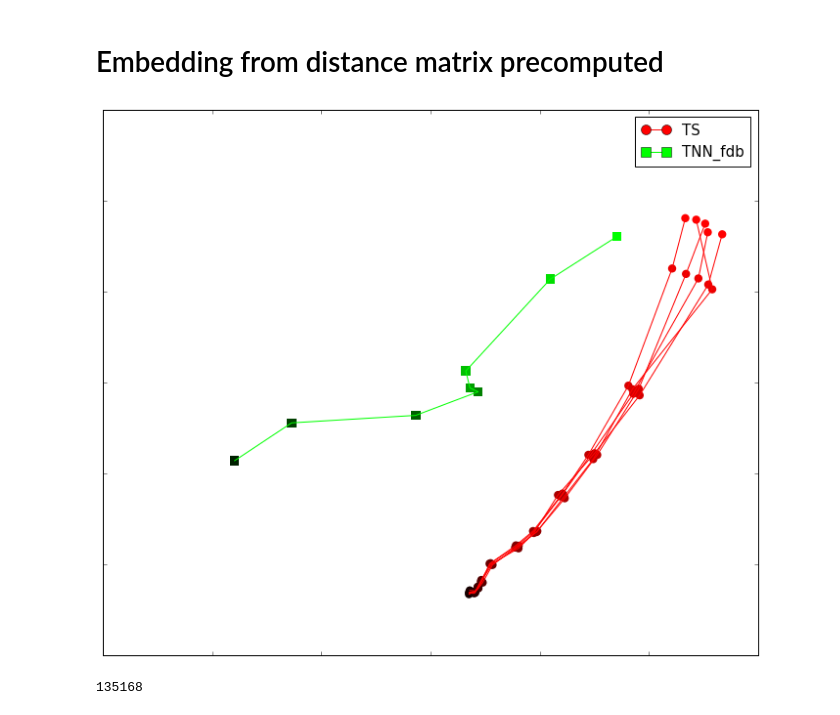
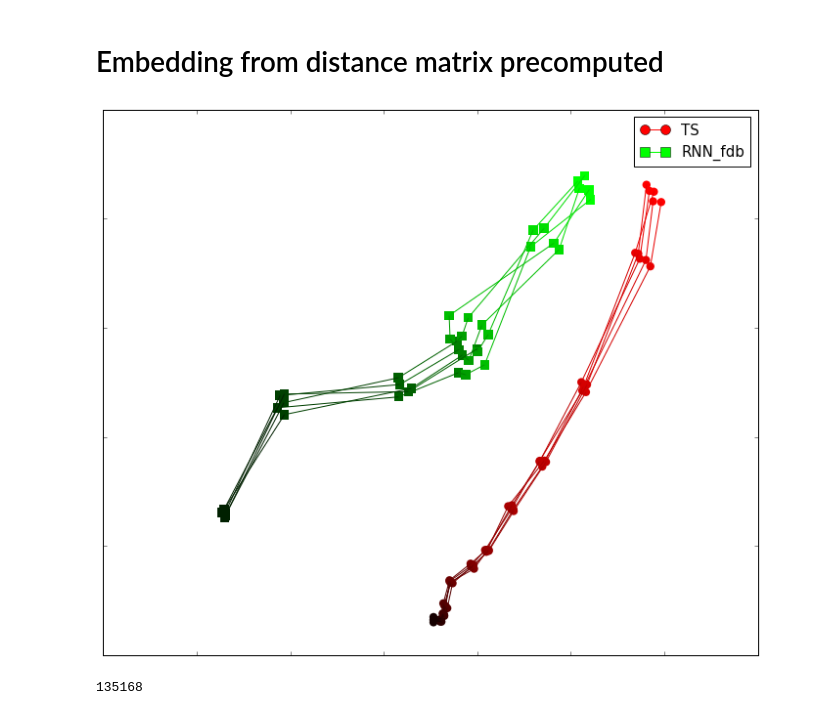
Before and after one commit to neuroailab/barrel, a Jupyter notebook: ipython_note_anlys/Response_analysis.ipynb, the cells around one changed output. Cells and saved outputs as stored; diff of their text form; code cells hidden in the pictures.

```diff
--- a/ipython_note_anlys/Response_analysis.ipynb
+++ b/ipython_note_anlys/Response_analysis.ipynb
@@ -911,7 +927,12 @@ def draw_RDM_embeding_pre(file_groups, setting_groups, pre_path = '/mnt/data/che
         x_now = pos_now[indx_list, 0]
         y_now = pos_now[indx_list, 1]
 
-        line_tmp, = axs.plot(x_now, y_now, c = setting_group['c'], markersize= 10)
+        color_array = [tuple(np.asarray(setting_group['c'])*((nindx+1)*1.0/len(indx_list))) for nindx in xrange(len(indx_list))]
+
+        #line_tmp, = axs.plot(x_now, y_now, c = setting_group['c'], markersize= 10)
+        for tmp_plot_indx in xrange(len(x_now)-1):
+            axs.plot(x_now[tmp_plot_indx:tmp_plot_indx+2], y_now[tmp_plot_indx:tmp_plot_indx+2],
+                     c  = color_array[tmp_plot_indx])
         if setting_group.get('add_label', True):
             #all_lines.append(line_tmp)
             blue_line = mlines.Line2D([], [], color=setting_group['c'], marker=setting_group['marker'],
@@ -919,7 +940,6 @@ def draw_RDM_embeding_pre(file_groups, setting_groups, pre_path = '/mnt/data/che
             all_lines.append(blue_line)
             all_labels.append(setting_group.get('label', 'Test'))
 
-        color_array = [tuple(np.asarray(setting_group['c'])*((nindx+1)*1.0/len(indx_list))) for nindx in xrange(len(indx_list))]
         setting_group.update({'c': color_array})
         if 'add_label' in setting_group:
             setting_group.pop('add_label')
@@ -954,13 +974,17 @@ for seed in xrange(5):
     all_path_list.append(temp_spa_path_list)
     all_setting_list.append(temp_spa_setting)
 
-fdb_list = ['conv1_21', 'conv2_21', 'conv3_21', 'conv4_21', 'conv5_21',
-            'conv6_21', 'fc7_21', 'fc8_21']
-fdb_path_list = [os.path.join('/mnt/fs0/chengxuz/Data/nd_response/fdb_RDMs_obj/', 'RDM_%s.hdf5' % v) for v in fdb_list]
-fdb_setting = {'c': (0,1,0), 'marker': 's', 's': 90, 'label': 'TNN_fdb'}
+for seed in xrange(5):
+    fdb_list = ['conv1_21', 'conv2_21', 'conv3_21', 'conv4_21', 'conv5_21',
+                'conv6_21', 'fc7_21', 'fc8_21']
+    fdb_path_list = [os.path.join('/mnt/fs0/chengxuz/Data/nd_response/fdb_RDMs_s%i_obj/' % seed, 'RDM_%s.hdf5' % v) for v in fdb_list]
+    fdb_setting = {'c': (0,1,0), 'marker': 's', 's': 90, 'label': 'RNN_fdb'}
 
-all_path_list.append(fdb_path_list)
-all_setting_list.append(fdb_setting)
+    if seed>0:
+        fdb_setting['add_label'] = False
+
+    all_path_list.append(fdb_path_list)
+    all_setting_list.append(fdb_setting)
 
 spatemp_list = ['conv1_0', 'conv2_0', 'conv3_0', 'conv4_0', 'conv5_0',
             'fc6_0', 'fc7_0']
@@ -971,35 +995,46 @@ spatemp_setting = {'c': (0,0,1), 'marker': '*', 's': 130, 'label': 'BM'}
 #all_setting_list.append(spatemp_setting)
 
 
 spa_temp_list = ['conv1_11_22', 'conv2_11_22', 'conv3_11_22', 'conv4_11_22', 'conv5_11_22', 'conv6_11_22',
                 'conv7_0', 'conv8_0', 'conv9_0', 'conv10_0', 'conv11_0', 'conv12_0',
                 'fc13_0']
 spa_temp_path_list = [os.path.join('/mnt/fs0/chengxuz/Data/nd_response/spa_temp_RDMs_obj/', 'RDM_%s.hdf5' % v) for v in spa_temp_list]
 spa_temp_setting = {'c': (0,1,1), 'marker': 'v', 's': 90, 'label': 'ST'}
 
 #all_path_list.append(spa_temp_path_list)
 #all_setting_list.append(spa_temp_setting)
 
 fdb_ave_list = ['conv1_11_22', 'conv2_11_22', 'conv3_11_22', 'conv4_11_22', 'conv5_11_22',
             'conv6_11_22', 'fc7_11_22', 'fc8_11_22']
 fdb_ave_path_list = [os.path.join('/mnt/fs0/chengxuz/Data/nd_response/fdb_RDMs_obj/', 'RDM_%s.hdf5' % v) for v in fdb_ave_list]
 fdb_ave_setting = {'c': (1,1,0), 'marker': '^', 's': 90, 'label': 'fdb_ave'}
 
 #all_path_list.append(fdb_ave_path_list)
 #all_setting_list.append(fdb_ave_setting)
 
 fdb_concat_list = ['conv1_concat11_22', 'conv2_concat11_22', 'conv3_concat11_22', 'conv4_concat11_22', 'conv5_concat11_22',
             'conv6_concat11_22', 'fc7_concat11_22', 'fc8_concat11_22']
 fdb_concat_path_list = [os.path.join('/mnt/fs0/chengxuz/Data/nd_response/fdb_RDMs_obj/', 'RDM_%s.hdf5' % v) for v in fdb_concat_list]
 fdb_concat_setting = {'c': (1,0,1), 'marker': 'p', 's': 90, 'label': 'fdb_concat'}
 
 #all_path_list.append(fdb_concat_path_list)
 #all_setting_list.append(fdb_concat_setting)
 
 
-dis_mat_objRDM = draw_RDM_embeding_pre(all_path_list, all_setting_list, mds_random_state = 1)
+spa_temp_concat_list = ['conv1_concat0_22', 'conv2_concat0_22', 'conv3_concat0_22', 'conv4_concat0_22', 'conv5_concat0_22', 'conv6_concat0_22',
+                'conv7_0', 'conv8_0', 'conv9_0', 'conv10_0', 'conv11_0', 'conv12_0',
+                'fc13_0']
+spa_temp_concat_path_list = [os.path.join('/mnt/fs0/chengxuz/Data/nd_response/spa_temp_RDMs_obj/', 'RDM_%s.hdf5' % v) for v in spa_temp_concat_list]
+spa_temp_concat_setting = {'c': (0,1,1), 'marker': 'v', 's': 90, 'label': 'ST_concat'}
+
+#all_path_list.append(spa_temp_concat_path_list)
+#all_setting_list.append(spa_temp_concat_setting)
+
+
+#dis_mat_objRDM = draw_RDM_embeding_pre(all_path_list, all_setting_list, mds_random_state = 1, pre_path = '/mnt/data/chengxuz/barrel/all_dismat_concat.pkl')
+dis_mat_objRDM = draw_RDM_embeding_pre(all_path_list, all_setting_list, mds_random_state = 6, pre_path = '/mnt/data/chengxuz/barrel/all_dismat_noise.pkl')
 # %% [output]
-[figure, old version]
+[figure, new version]
 # %%
 4*6*512*11
 # %% [output]
```
Also changed, not shown: parts of 4 cells of this notebook.
